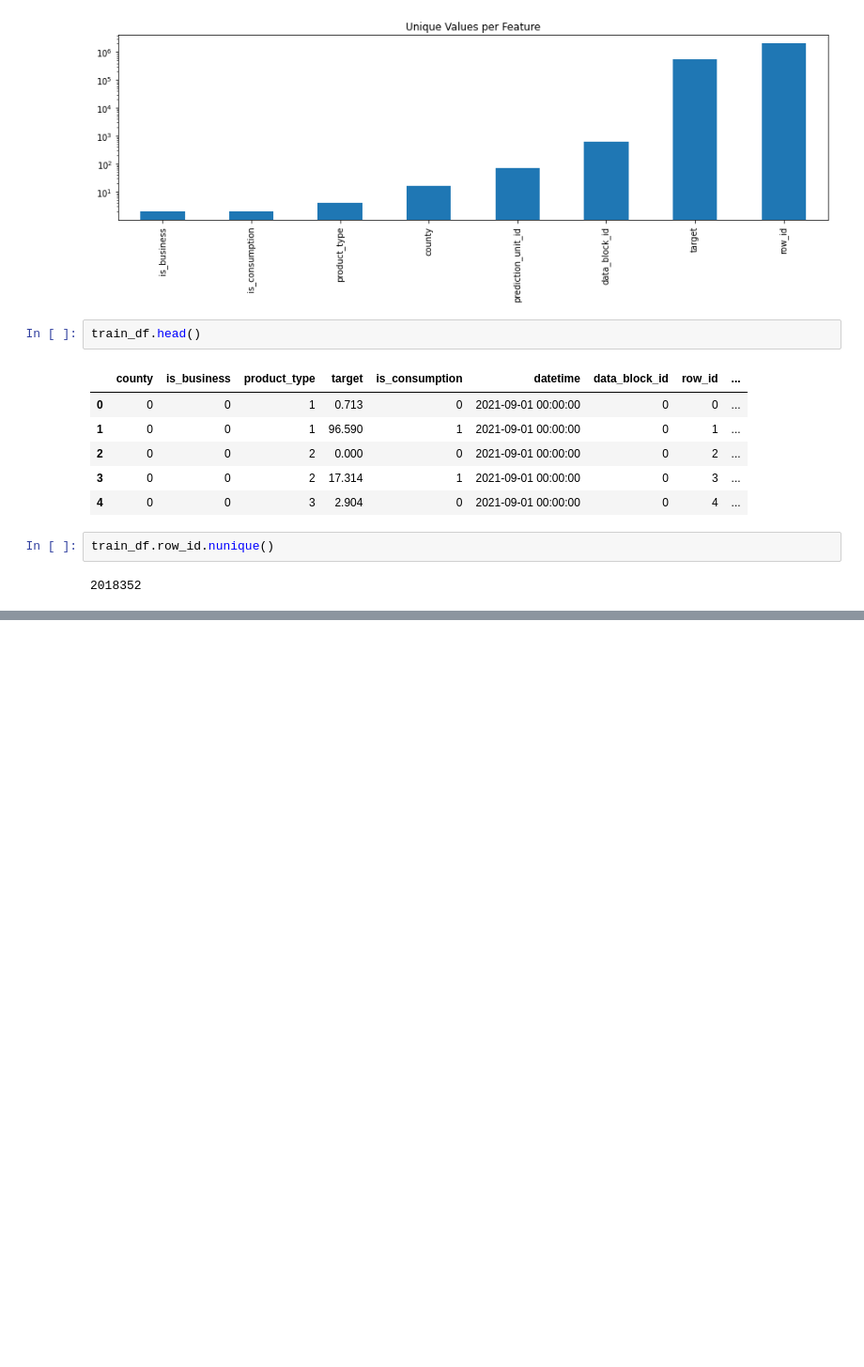
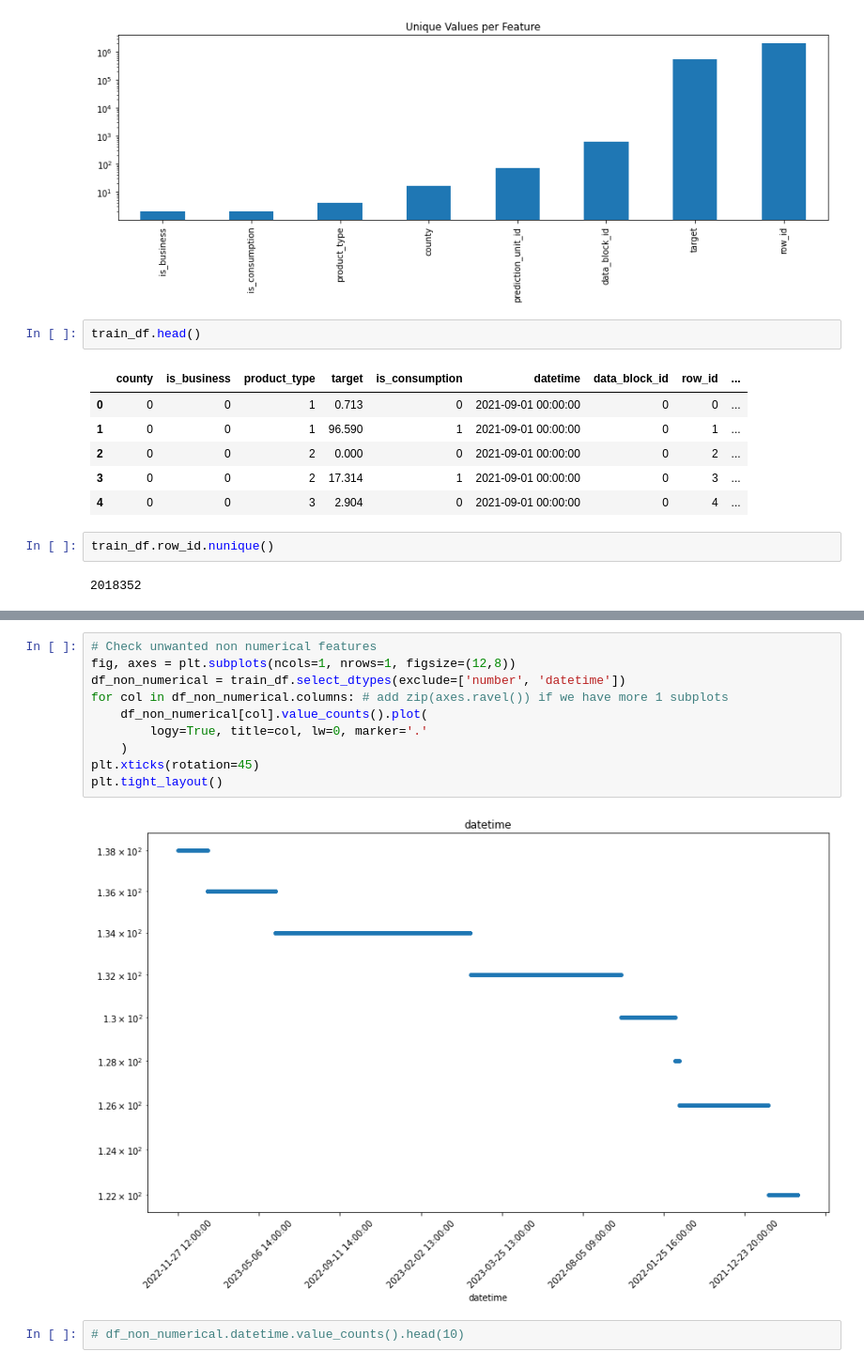
Before and after one commit to sitsawek/data-science-project, a Jupyter notebook: predict-energy-behavior-of-prosumers.ipynb, the cells around one changed output, grey strips where cells are left out. Shown at 94% size. Saved outputs shown, nothing was run; the diff lists cells and outputs as text; blank space fills up the shorter version.

```diff
--- a/predict-energy-behavior-of-prosumers.ipynb
+++ b/predict-energy-behavior-of-prosumers.ipynb
@@ -78,0 +137,14 @@ train_df.shape
+# %%
+# Check unwanted non numerical features
+fig, axes = plt.subplots(ncols=1, nrows=1, figsize=(12,8))
+df_non_numerical = train_df.select_dtypes(exclude=['number', 'datetime'])
+for col in df_non_numerical.columns: # add zip(axes.ravel()) if we have more 1 subplots
+    df_non_numerical[col].value_counts().plot(
+        logy=True, title=col, lw=0, marker='.'
+    )
+plt.xticks(rotation=45)
+plt.tight_layout()
+# %% [output]
+[figure, added]
+# %%
+# df_non_numerical.datetime.value_counts().head(10)
```
Also changed, not shown: parts of 9 cells of this notebook.
